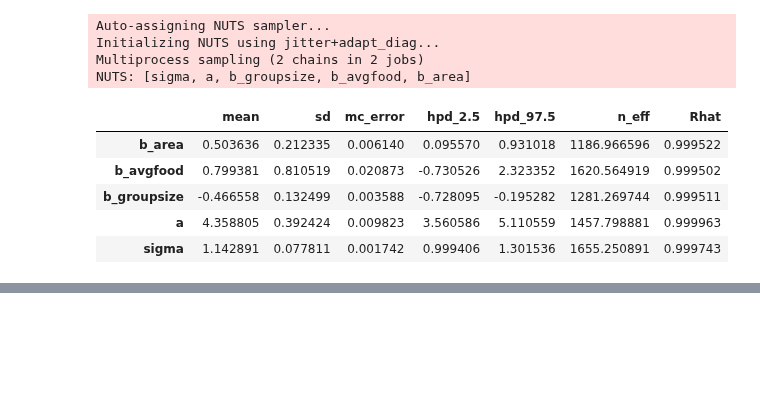
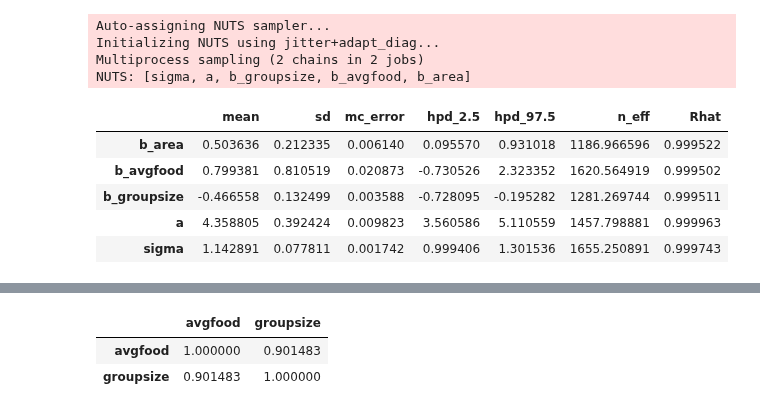
Before and after one commit to nwweber/statistical_rethinking, a Jupyter notebook: chapter_05_multivariate_linear_models.ipynb, the cells around one changed output, grey strips where cells are left out. Saved outputs shown, nothing was run; the diff lists cells and outputs as text; code cells hidden in the pictures; blank space fills up the shorter version.

```diff
--- a/chapter_05_multivariate_linear_models.ipynb
+++ b/chapter_05_multivariate_linear_models.ipynb
@@ -2078,0 +2114,6 @@ To be written!
+# %%
+foxes[['avgfood', 'groupsize']].corr()
+# %% [output]
+|  | avgfood | groupsize |
+| avgfood | 1.000000 | 0.901483 |
+| groupsize | 0.901483 | 1.000000 |
```
Also changed, not shown: parts of 9 cells of this notebook.
